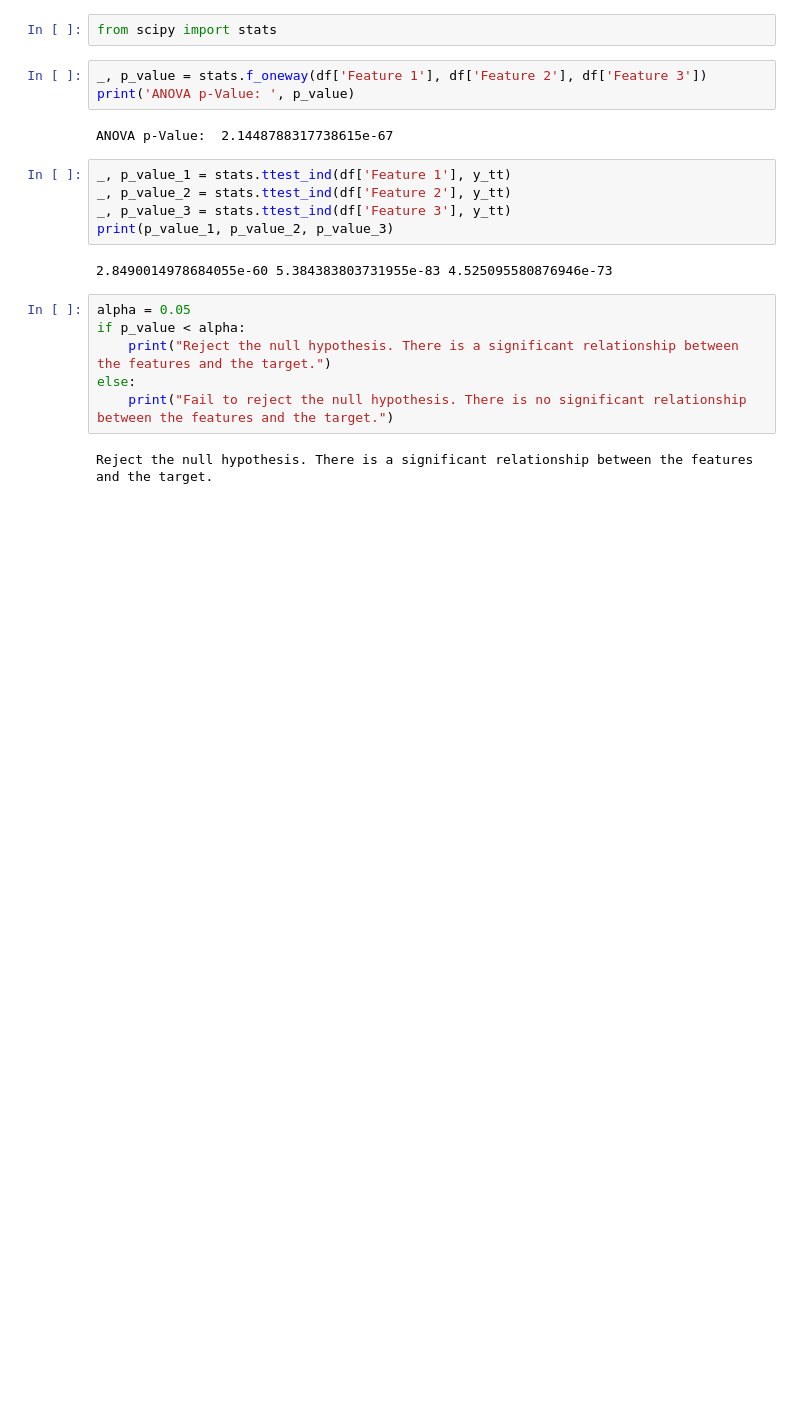
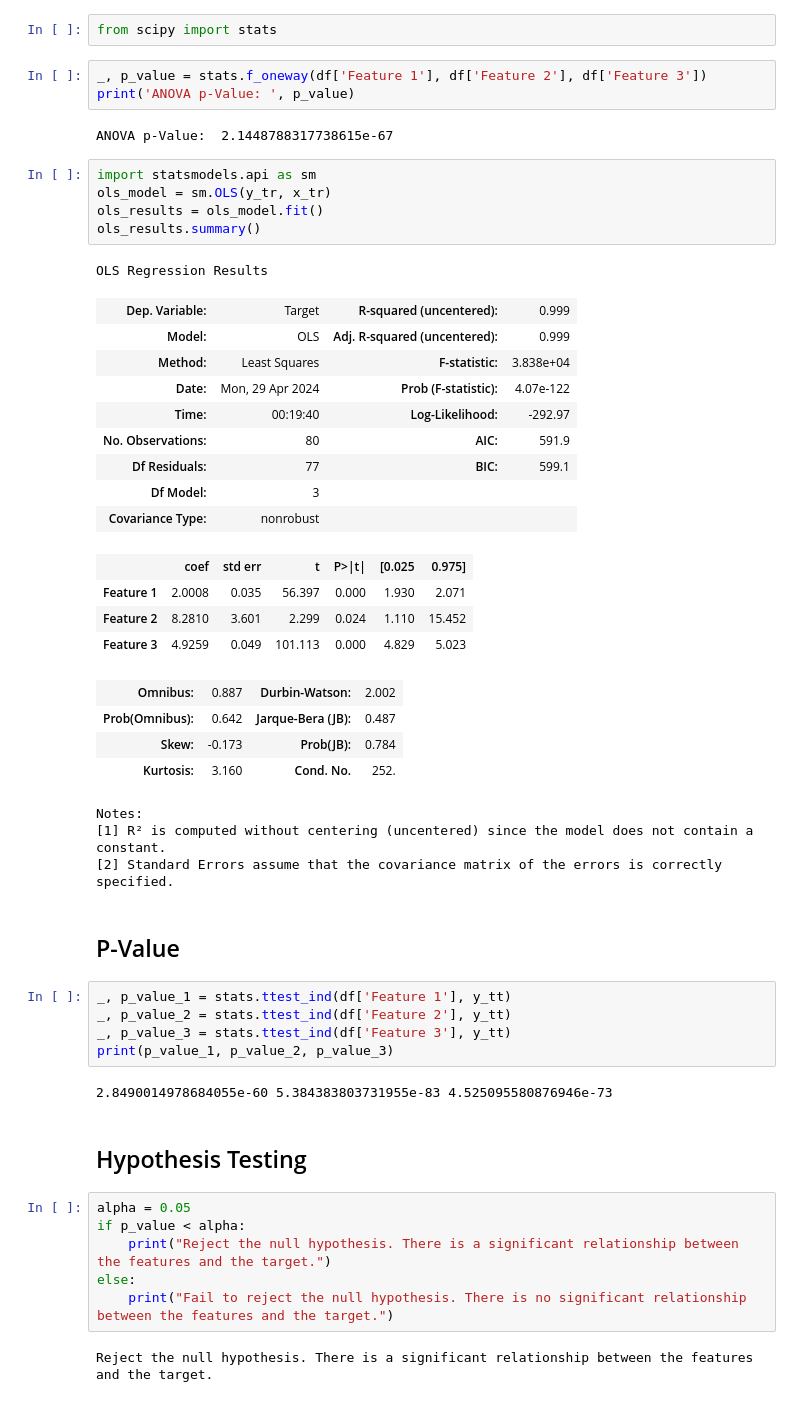
Before and after one commit to JoshuaR26/BCSE209L, a Jupyter notebook: MLR/MLR.ipynb, the cells around one changed output. Saved outputs shown, nothing was run; the diff lists cells and outputs as text; blank space fills up the shorter version.

```diff
--- a/MLR/MLR.ipynb
+++ b/MLR/MLR.ipynb
@@ -90,6 +100,35 @@ _, p_value = stats.f_oneway(df['Feature 1'], df['Feature 2'], df['Feature 3'])
 print('ANOVA p-Value: ', p_value)
 # %% [output]
 ANOVA p-Value:  2.1448788317738615e-67
+# %%
+import statsmodels.api as sm
+ols_model = sm.OLS(y_tr, x_tr)
+ols_results = ols_model.fit()
+ols_results.summary()
+# %% [output]
+OLS Regression Results
+| Dep. Variable: | Target | R-squared (uncentered): | 0.999 |
+| Model: | OLS | Adj. R-squared (uncentered): | 0.999 |
+| Method: | Least Squares | F-statistic: | 3.838e+04 |
+| Date: | Mon, 29 Apr 2024 | Prob (F-statistic): | 4.07e-122 |
+| Time: | 00:19:40 | Log-Likelihood: | -292.97 |
+| No. Observations: | 80 | AIC: | 591.9 |
+| Df Residuals: | 77 | BIC: | 599.1 |
+| Df Model: | 3 |  |  |
+| Covariance Type: | nonrobust |  |  |
+|  | coef | std err | t | P>|t| | [0.025 | 0.975] |
+| Feature 1 | 2.0008 | 0.035 | 56.397 | 0.000 | 1.930 | 2.071 |
+| Feature 2 | 8.2810 | 3.601 | 2.299 | 0.024 | 1.110 | 15.452 |
+| Feature 3 | 4.9259 | 0.049 | 101.113 | 0.000 | 4.829 | 5.023 |
+| Omnibus: | 0.887 | Durbin-Watson: | 2.002 |
+| Prob(Omnibus): | 0.642 | Jarque-Bera (JB): | 0.487 |
+| Skew: | -0.173 | Prob(JB): | 0.784 |
+| Kurtosis: | 3.160 | Cond. No. | 252. |
+Notes:
+[1] R² is computed without centering (uncentered) since the model does not contain a constant.
+[2] Standard Errors assume that the covariance matrix of the errors is correctly specified.
+# %% [markdown]
+## P-Value
 # %%
 _, p_value_1 = stats.ttest_ind(df['Feature 1'], y_tt)
 _, p_value_2 = stats.ttest_ind(df['Feature 2'], y_tt)
@@ -97,6 +136,8 @@ _, p_value_3 = stats.ttest_ind(df['Feature 3'], y_tt)
 print(p_value_1, p_value_2, p_value_3)
 # %% [output]
 2.8490014978684055e-60 5.384383803731955e-83 4.525095580876946e-73
+# %% [markdown]
+## Hypothesis Testing
 # %%
 alpha = 0.05
 if p_value < alpha:
```
Also changed, not shown: parts of 7 cells of this notebook, 3 other files.
